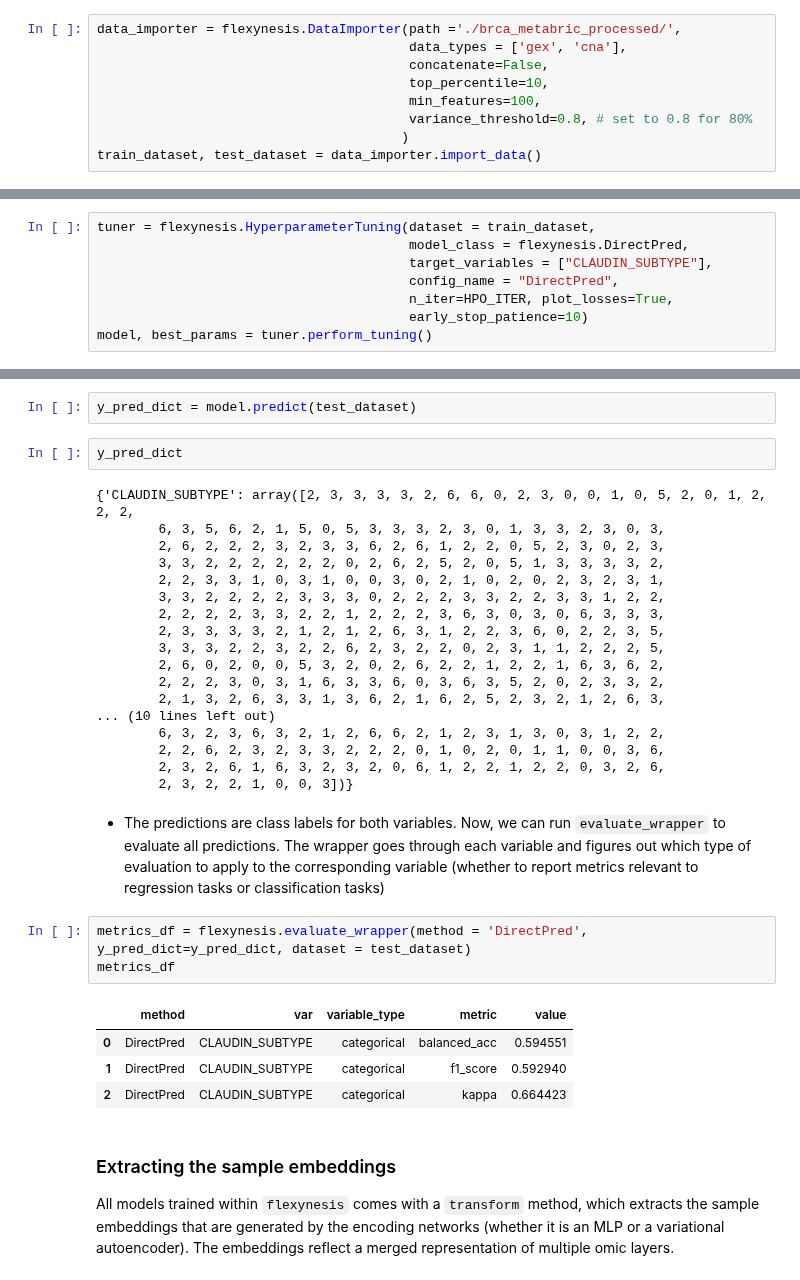
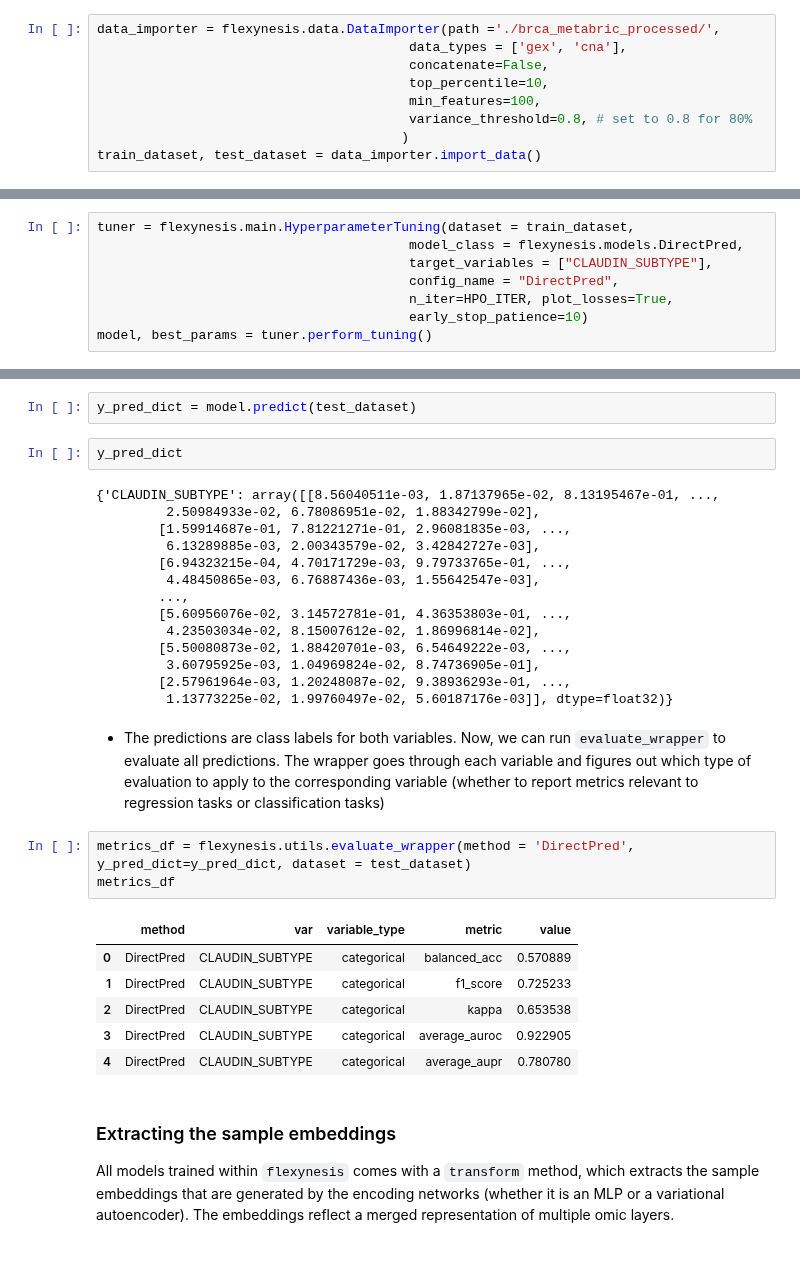
Before and after one commit to BIMSBbioinfo/flexynesis, a Jupyter notebook: examples/tutorials/brca_subtypes.ipynb, the cells around one changed output, grey strips where cells are left out. Cells and saved outputs as stored; diff of their text form.

```diff
--- a/examples/tutorials/brca_subtypes.ipynb
+++ b/examples/tutorials/brca_subtypes.ipynb
@@ -79,7 +90,7 @@ Data importing includes:
 - We want to apply feature selection and keep only top 10% of the features. In the end, we want to keep at least 1000 features per omics layer.
 - We apply a variance threshold (for simplicity of demonstration, we want to keep a small number of most variable features). Setting this to 80, will remove 80% of the features with lowest variation from each modality.
 # %%
-data_importer = flexynesis.DataImporter(path ='./brca_metabric_processed/',
+data_importer = flexynesis.data.DataImporter(path ='./brca_metabric_processed/',
                                         data_types = ['gex', 'cna'],
                                         concatenate=False,
                                         top_percentile=10,
@@ -322,8 +332,8 @@ model, best_params = tuner.perform_tuning()
 In reality, hyperparameter optimisation should run for multiple steps so that the parameter search space is large enough to find a good set.
 However, for demonstration purposes, we only run it for 5 steps here.
 # %%
-tuner = flexynesis.HyperparameterTuning(dataset = train_dataset,
-                                        model_class = flexynesis.DirectPred,
+tuner = flexynesis.main.HyperparameterTuning(dataset = train_dataset,
+                                        model_class = flexynesis.models.DirectPred,
                                         target_variables = ["CLAUDIN_SUBTYPE"],
                                         config_name = "DirectPred",
                                         n_iter=HPO_ITER, plot_losses=True,
@@ -378,34 +387,32 @@ y_pred_dict = model.predict(test_dataset)
 # %%
 y_pred_dict
 # %% [output]
-{'CLAUDIN_SUBTYPE': array([2, 3, 3, 3, 3, 2, 6, 6, 0, 2, 3, 0, 0, 1, 0, 5, 2, 0, 1, 2, 2, 2,
-        6, 3, 5, 6, 2, 1, 5, 0, 5, 3, 3, 3, 2, 3, 0, 1, 3, 3, 2, 3, 0, 3,
-        2, 6, 2, 2, 2, 3, 2, 3, 3, 6, 2, 6, 1, 2, 2, 0, 5, 2, 3, 0, 2, 3,
-        3, 3, 2, 2, 2, 2, 2, 2, 0, 2, 6, 2, 5, 2, 0, 5, 1, 3, 3, 3, 3, 2,
-        2, 2, 3, 3, 1, 0, 3, 1, 0, 0, 3, 0, 2, 1, 0, 2, 0, 2, 3, 2, 3, 1,
-        3, 3, 2, 2, 2, 2, 3, 3, 3, 0, 2, 2, 2, 3, 3, 2, 2, 3, 3, 1, 2, 2,
-        2, 2, 2, 2, 3, 3, 2, 2, 1, 2, 2, 2, 3, 6, 3, 0, 3, 0, 6, 3, 3, 3,
-        2, 3, 3, 3, 3, 2, 1, 2, 1, 2, 6, 3, 1, 2, 2, 3, 6, 0, 2, 2, 3, 5,
-        3, 3, 3, 2, 2, 3, 2, 2, 6, 2, 3, 2, 2, 0, 2, 3, 1, 1, 2, 2, 2, 5,
-        2, 6, 0, 2, 0, 0, 5, 3, 2, 0, 2, 6, 2, 2, 1, 2, 2, 1, 6, 3, 6, 2,
-        2, 2, 2, 3, 0, 3, 1, 6, 3, 3, 6, 0, 3, 6, 3, 5, 2, 0, 2, 3, 3, 2,
-        2, 1, 3, 2, 6, 3, 3, 1, 3, 6, 2, 1, 6, 2, 5, 2, 3, 2, 1, 2, 6, 3,
-... (10 lines left out)
-        6, 3, 2, 3, 6, 3, 2, 1, 2, 6, 6, 2, 1, 2, 3, 1, 3, 0, 3, 1, 2, 2,
-        2, 2, 6, 2, 3, 2, 3, 3, 2, 2, 2, 0, 1, 0, 2, 0, 1, 1, 0, 0, 3, 6,
-        2, 3, 2, 6, 1, 6, 3, 2, 3, 2, 0, 6, 1, 2, 2, 1, 2, 2, 0, 3, 2, 6,
-        2, 3, 2, 2, 1, 0, 0, 3])}
+{'CLAUDIN_SUBTYPE': array([[8.56040511e-03, 1.87137965e-02, 8.13195467e-01, ...,
+         2.50984933e-02, 6.78086951e-02, 1.88342799e-02],
+        [1.59914687e-01, 7.81221271e-01, 2.96081835e-03, ...,
+         6.13289885e-03, 2.00343579e-02, 3.42842727e-03],
+        [6.94323215e-04, 4.70171729e-03, 9.79733765e-01, ...,
+         4.48450865e-03, 6.76887436e-03, 1.55642547e-03],
+        ...,
+        [5.60956076e-02, 3.14572781e-01, 4.36353803e-01, ...,
+         4.23503034e-02, 8.15007612e-02, 1.86996814e-02],
+        [5.50080873e-02, 1.88420701e-03, 6.54649222e-03, ...,
+         3.60795925e-03, 1.04969824e-02, 8.74736905e-01],
+        [2.57961964e-03, 1.20248087e-02, 9.38936293e-01, ...,
+         1.13773225e-02, 1.99760497e-02, 5.60187176e-03]], dtype=float32)}
 # %% [markdown]
 - The predictions are class labels for both variables. Now, we can run `evaluate_wrapper` to evaluate all predictions.
 The wrapper goes through each variable and figures out which type of evaluation to apply to the corresponding variable (whether to report metrics relevant to regression tasks or classification tasks)
 # %%
-metrics_df = flexynesis.evaluate_wrapper(method = 'DirectPred', y_pred_dict=y_pred_dict, dataset = test_dataset)
+metrics_df = flexynesis.utils.evaluate_wrapper(method = 'DirectPred', y_pred_dict=y_pred_dict, dataset = test_dataset)
 metrics_df
 # %% [output]
 |  | method | var | variable_type | metric | value |
-| 0 | DirectPred | CLAUDIN_SUBTYPE | categorical | balanced_acc | 0.594551 |
-| 1 | DirectPred | CLAUDIN_SUBTYPE | categorical | f1_score | 0.592940 |
-| 2 | DirectPred | CLAUDIN_SUBTYPE | categorical | kappa | 0.664423 |
+| 0 | DirectPred | CLAUDIN_SUBTYPE | categorical | balanced_acc | 0.570889 |
+| 1 | DirectPred | CLAUDIN_SUBTYPE | categorical | f1_score | 0.725233 |
+| 2 | DirectPred | CLAUDIN_SUBTYPE | categorical | kappa | 0.653538 |
+| 3 | DirectPred | CLAUDIN_SUBTYPE | categorical | average_auroc | 0.922905 |
+| 4 | DirectPred | CLAUDIN_SUBTYPE | categorical | average_aupr | 0.780780 |
 # %% [markdown]
 ### Extracting the sample embeddings
 
```
Also changed, not shown: parts of 19 cells of this notebook, 3 other files.
